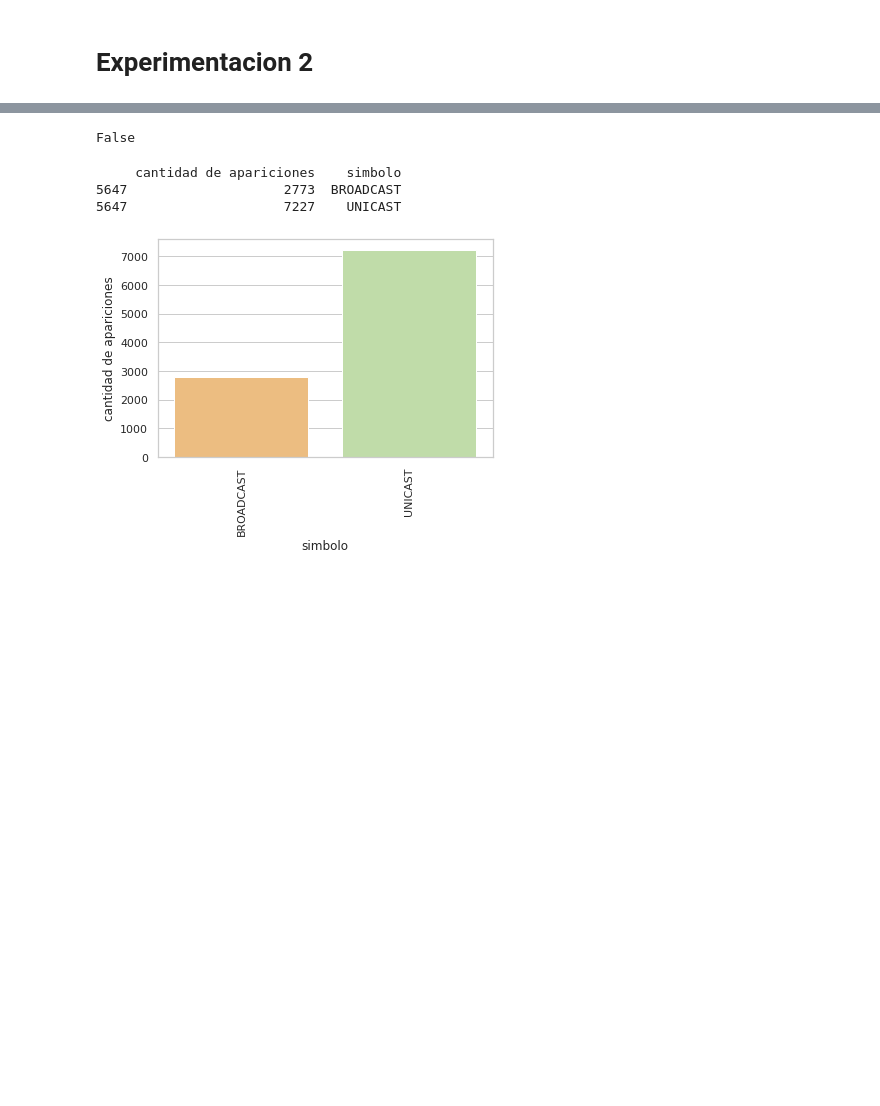
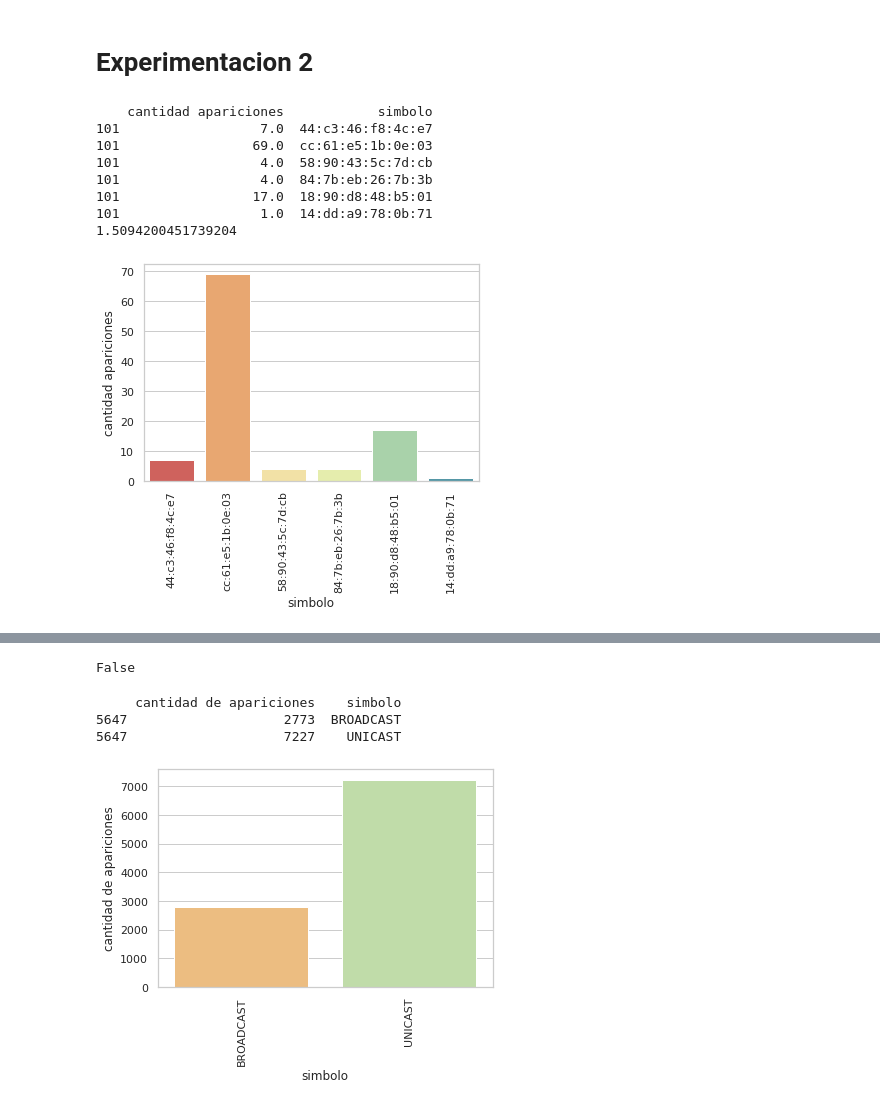
Before and after one commit to sebasbocaccio/TP1-Redes, a Jupyter notebook: plots/exp-2.ipynb, the cells around one changed output, grey strips where cells are left out. Drawn from its saved outputs; the diff is of its cells as text; code cells hidden in the pictures; blank space fills up the shorter version.

Commit message:
Add plots and scrypt for exercise 3

```diff
--- a/plots/exp-2.ipynb
+++ b/plots/exp-2.ipynb
@@ -77,6 +77,48 @@ def InformacionPorSimbolo(path):
     df['entropia']=df['proba']*df['informacion']
     entropia=df['entropia'].sum()
     print(entropia)
+# %%
+def DistribucionPorMAC(path):
+
+       #Leo y me quedo con la ultima fila que son los valores finales.
+    df = pd.read_csv(path)
+    df = df.tail(1)
+    df = df.stack().reset_index(-1).iloc[:, ::-1]
+    # Les cambio los nombres a las columnas
+    df.columns = ['cantidad apariciones', 'simbolo']
+    df = df.rename(columns={0: "cantidad apariciones", "simbolos": "simbolo"})
+    df = df.iloc[1:]
+    print(df)
+
+
+    #Plot
+    sns.set(style="whitegrid")
+    chart2 = sns.barplot(x="simbolo",y="cantidad apariciones", data=df, palette='Spectral')
+    chart2.set(yscale="linear")
+    chart2.set_xticklabels(chart2.get_xticklabels(), rotation=90)
+    chart2.figure.savefig('informacionporsimboloMAC.png',bbox_inches='tight')
+
+
+    df['informacion'] = ((df['cantidad apariciones'] / df['cantidad apariciones'].sum()))
+    df['informacion'] = df['informacion'].astype(np.float64)
+    df['proba']=df['informacion']
+    df['informacion'] = - np.log(df['informacion'])/ np.log(2)
+
+    df['entropia']=df['proba']*df['informacion']
+    entropia=df['entropia'].sum()
+    print(entropia)
+# %%
+DistribucionPorMAC('../capturas.csv')
+# %% [output]
+    cantidad apariciones            simbolo
+101                  7.0  44:c3:46:f8:4c:e7
+101                 69.0  cc:61:e5:1b:0e:03
+101                  4.0  58:90:43:5c:7d:cb
+101                  4.0  84:7b:eb:26:7b:3b
+101                 17.0  18:90:d8:48:b5:01
+101                  1.0  14:dd:a9:78:0b:71
+1.5094200451739204
+[figure, added]
 # %%
 InformacionPorSimbolo('../capturas.csv')
 # %% [output]
```
Also changed, not shown: parts of 2 cells of this notebook, 4 other files.
